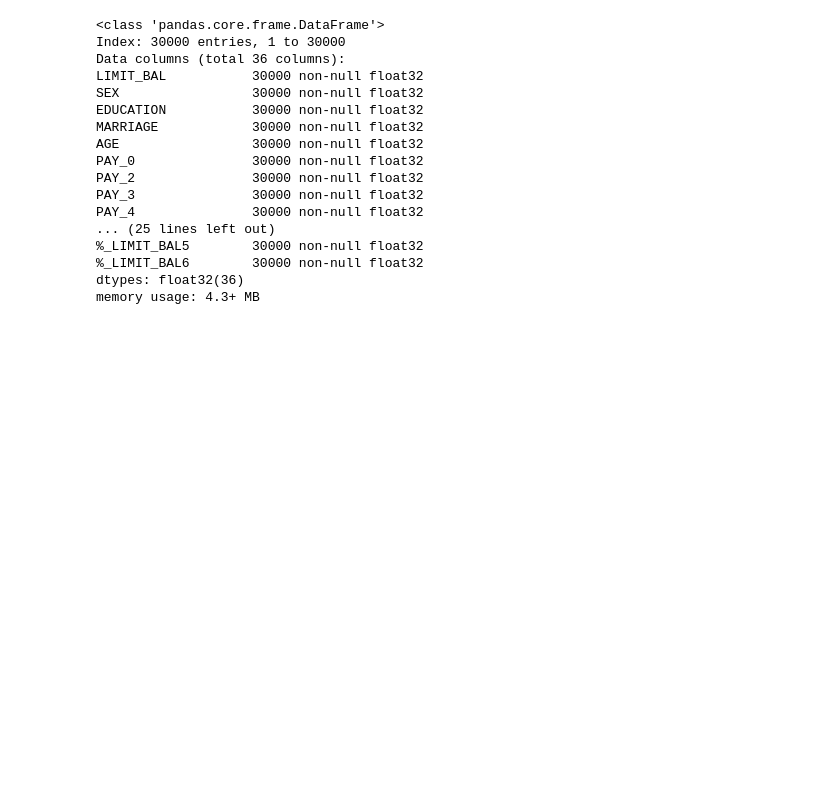
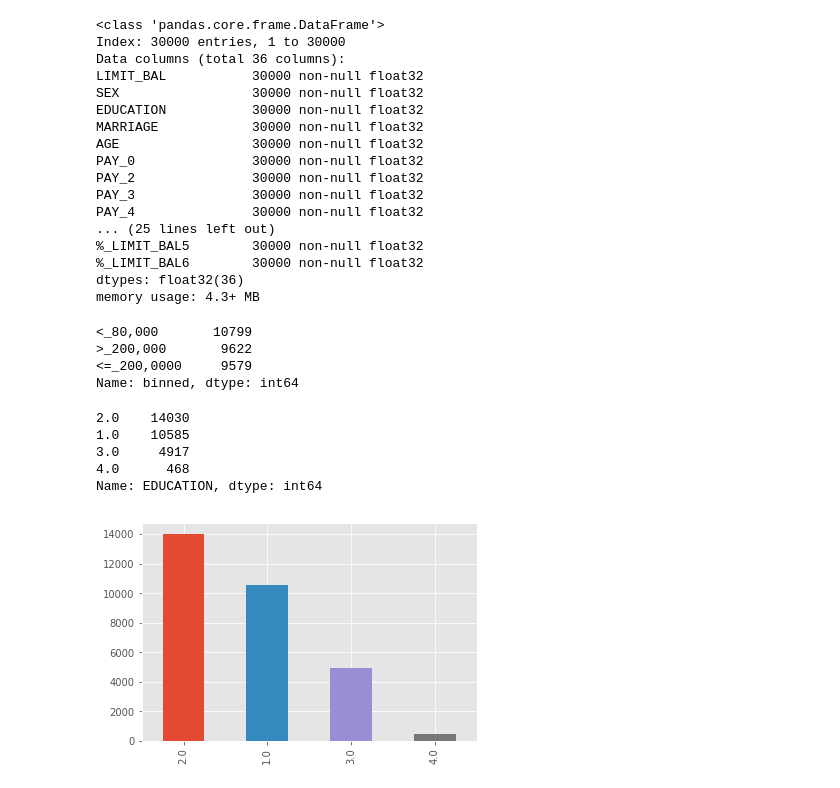
Before and after one commit to BA545-SP2019/2019-competition2-3-musketeers, a Jupyter notebook: Stuart/K_Means-Stuart.ipynb, the cells around one changed output. Drawn from its saved outputs; the diff is of its cells as text; code cells hidden in the pictures; blank space fills up the shorter version.

```diff
--- a/Stuart/K_Means-Stuart.ipynb
+++ b/Stuart/K_Means-Stuart.ipynb
@@ -22,13 +22,9 @@ df = pd.read_excel('../default_of_credit_card_clients.xls', header=0)
 
 df.columns = df.iloc[0,:]
 
-df.rename(index=str, columns={"default payment next month": "Y"}, inplace=True)
+df = df.rename(index=str, columns={"default payment next month": "Y"})
 
-df.drop('ID', inplace=True, axis=0)
-
-#y = df.Y
-
-#df.head()
+df = df.drop('ID',  axis=0)
 # %%
 df.info()
 # %% [output]
@@ -134,0 +138,27 @@ memory usage: 4.3+ MB
+# %%
+## Bin the LIMIT BAL column and replace with Logical variables
+
+labels = ["<_80,000", "<=_200,0000", ">_200,000"]
+bins = [0, 80000, 200000, 30000000]
+df['binned'] = pd.cut(df['LIMIT_BAL'], bins, labels = labels)
+print(df['binned'].value_counts())
+df = df.join(pd.get_dummies(df['binned'], prefix = 'Limit Bal'))
+# %% [output]
+<_80,000       10799
+>_200,000       9622
+<=_200,0000     9579
+Name: binned, dtype: int64
+# %%
+# Education values with scores of 5.0, 6.0 and 0.0 were replaces to the other category of 4.0
+# Net result: 1 = Graduate School, 2 = University, 3 = High School, 4 = other
+
+df.EDUCATION = df.EDUCATION.replace([5.0,6.0,0.0],4.0)
+df.EDUCATION.value_counts().plot(kind = "bar")
+print(df.EDUCATION.value_counts())
+# %% [output]
+2.0    14030
+1.0    10585
+3.0     4917
+4.0      468
+Name: EDUCATION, dtype: int64
+[figure, added]
```
Also changed, not shown: parts of 19 cells of this notebook.
